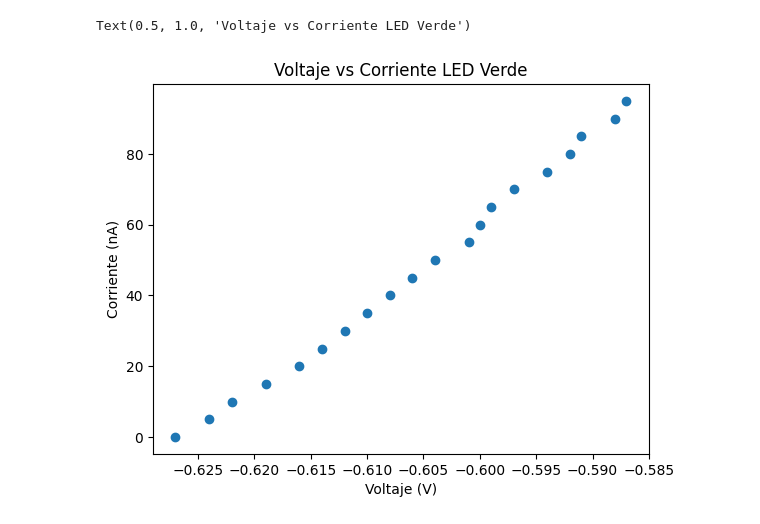
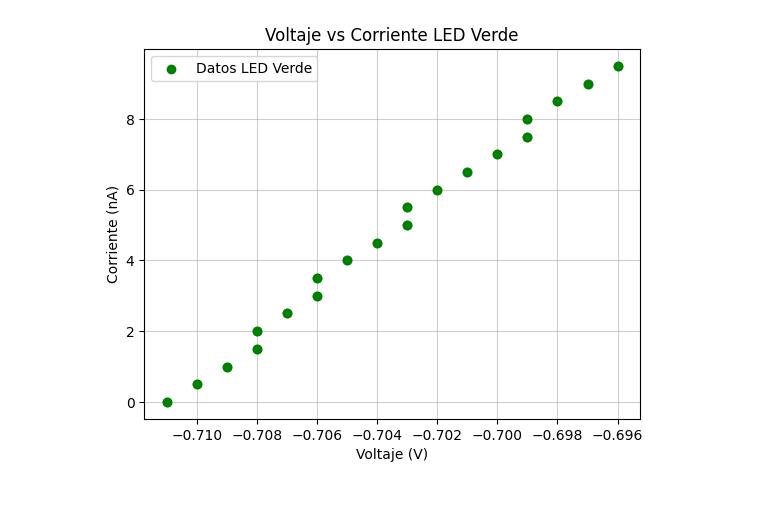
Before and after one commit to PabloCavanzo/Laboratorio-de-fisica-moderna, a Jupyter notebook: Código 1 - Efecto Fotoeléctrico.ipynb, the cells around one changed output. Saved outputs shown, nothing was run; the diff lists cells and outputs as text; code cells hidden in the pictures.

```diff
--- a/Código 1 - Efecto Fotoeléctrico.ipynb
+++ b/Código 1 - Efecto Fotoeléctrico.ipynb
@@ -87,0 +96,2 @@ data_azul
+# %%
+filec = '/content/drive/MyDrive/Colab/Lab de Moderna/Exp. 1 - Efecto fotoelectrico/Datos_EfectoFotoelectrico - Parte 1 (Azul).csv'
@@ -118,0 +136,4 @@ data_verde
+# %%
+data_verde = pd.read_csv(filec, usecols=['V(V)', 'I(nA)'])
+data_verde = data_verde[1:]
+data_verde
@@ -119,10 +158,14 @@ data_verde
 # %%
 current_verde = data_verde["I(nA)"]
 potential_verde = data_verde["V(V)"]
-plt.scatter(potential_verde, current_verde)
+errores_verde = np.full(len(current_verde), 0.001)
+
+plt.errorbar(potential_verde, current_verde, yerr=errores_verde, fmt='o', color='g', capsize=3)
+plt.scatter(potential_verde, current_verde, color='g')
 plt.xlabel("Voltaje (V)")
 plt.ylabel("Corriente (nA)")
 plt.title("Voltaje vs Corriente LED Verde")
+plt.legend(["Datos LED Verde"])
+plt.grid(alpha=0.6)
 # %% [output]
-Text(0.5, 1.0, 'Voltaje vs Corriente LED Verde')
-[figure, old version]
+[figure, new version]
```
Also changed, not shown: parts of 19 cells of this notebook.
